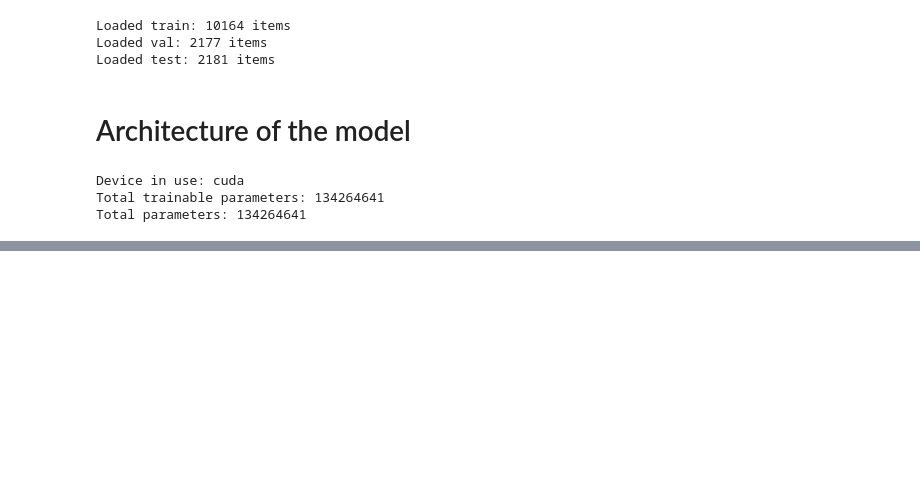
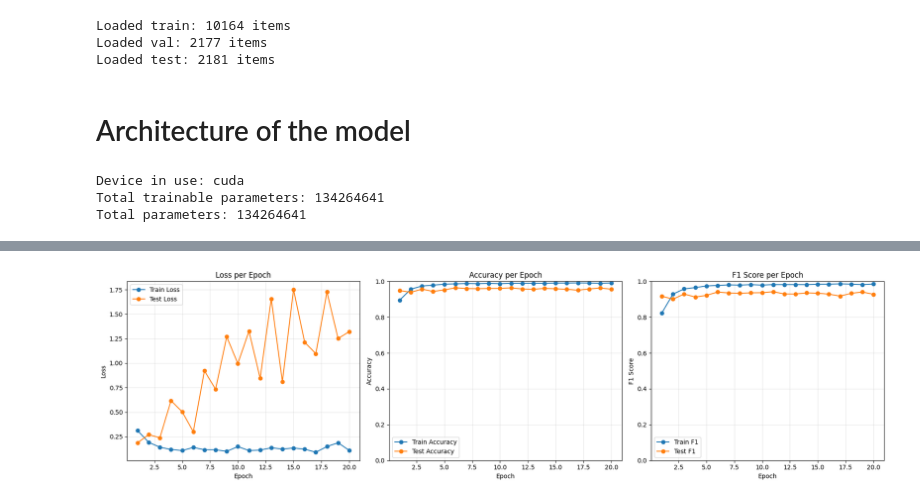
Before and after one commit to Arkhamedes/Deepfake-AI-Voice-Detection-Model, a Jupyter notebook: Model.ipynb, the cells around one changed output, grey strips where cells are left out. Drawn from its saved outputs; the diff is of its cells as text; code cells hidden in the pictures; blank space fills up the shorter version.

Commit message:
added graphs and visualization, fixed number of epochs

```diff
--- a/Model.ipynb
+++ b/Model.ipynb
@@ -294 +320,40 @@ Test F1-Score: 0.9458
 Test samples: 2181
+# %%
+import matplotlib.pyplot as plt
+
+if "history" not in globals() or len(history["train_loss"]) == 0:
+    raise RuntimeError("Run the training cell first to generate history metrics.")
+
+epochs = range(1, len(history["train_loss"]) + 1)
+fig, axes = plt.subplots(1, 3, figsize=(18, 5))
+
+axes[0].plot(epochs, history["train_loss"], marker="o", label="Train Loss")
+axes[0].plot(epochs, history["test_loss"], marker="o", label="Test Loss")
+axes[0].set_title("Loss per Epoch")
+axes[0].set_xlabel("Epoch")
+axes[0].set_ylabel("Loss")
+axes[0].grid(True, alpha=0.3)
+axes[0].legend()
+
+axes[1].plot(epochs, history["train_acc"], marker="o", label="Train Accuracy")
+axes[1].plot(epochs, history["test_acc"], marker="o", label="Test Accuracy")
+axes[1].set_title("Accuracy per Epoch")
+axes[1].set_xlabel("Epoch")
+axes[1].set_ylabel("Accuracy")
+axes[1].set_ylim(0, 1)
+axes[1].grid(True, alpha=0.3)
+axes[1].legend()
+
+axes[2].plot(epochs, history["train_f1"], marker="o", label="Train F1")
+axes[2].plot(epochs, history["test_f1"], marker="o", label="Test F1")
+axes[2].set_title("F1 Score per Epoch")
+axes[2].set_xlabel("Epoch")
+axes[2].set_ylabel("F1 Score")
+axes[2].set_ylim(0, 1)
+axes[2].grid(True, alpha=0.3)
+axes[2].legend()
+
+plt.tight_layout()
+plt.show()
+# %% [output]
+[figure, added]
```
Also changed, not shown: parts of 2 cells of this notebook.
